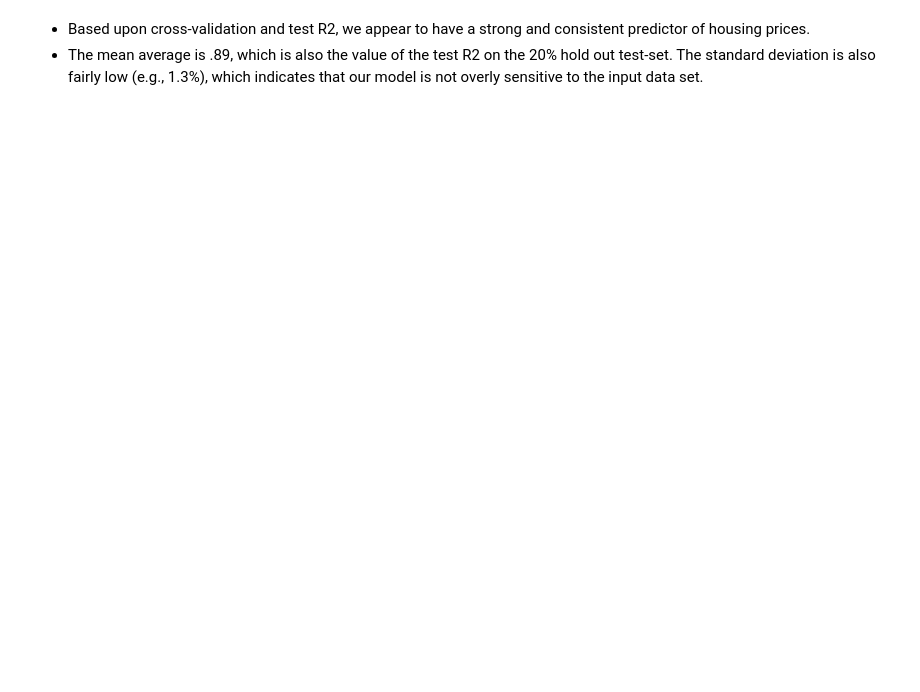
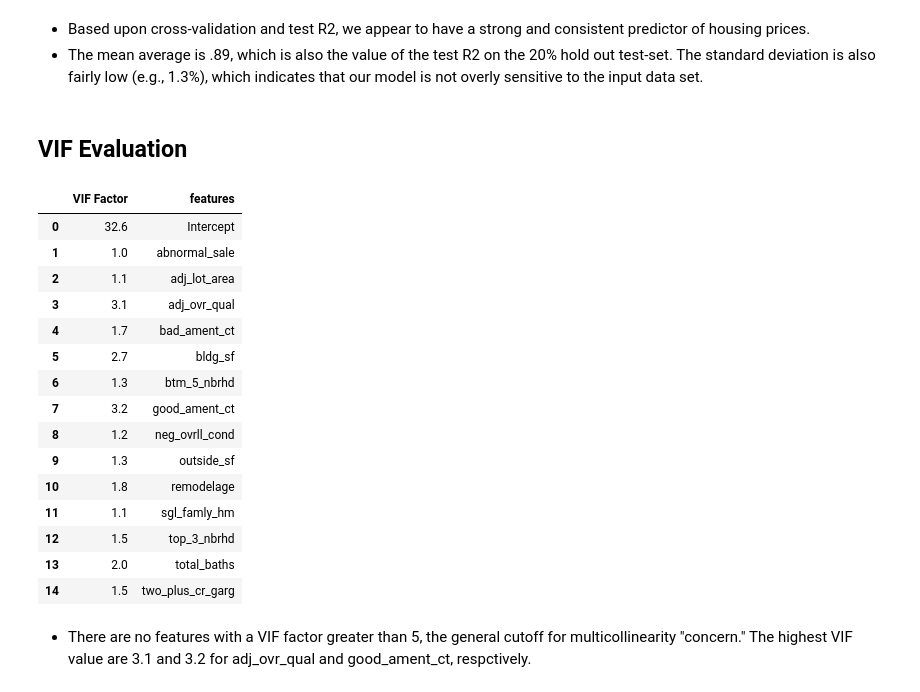
Before and after one commit to tlk27/nycdsa_housing_ml_project, a Jupyter notebook: code/linear_model.ipynb, the cells around one changed output. Cells and saved outputs as stored; diff of their text form; code cells hidden in the pictures; blank space fills up the shorter version.

```diff
--- a/code/linear_model.ipynb
+++ b/code/linear_model.ipynb
@@ -244,3 +265,39 @@ Standard Deviation: 0.01300098581059907
 # %% [markdown]
 - Based upon cross-validation and test R2, we appear to have a strong and consistent predictor of housing prices.
 - The mean average is .89, which is also the value of the test R2 on the 20% hold out test-set. The standard deviation is also fairly low (e.g., 1.3%), which indicates that our model is not overly sensitive to the input data set.
+# %% [markdown]
+## VIF Evaluation
+# %%
+from patsy import dmatrices
+from statsmodels.stats.outliers_influence import variance_inflation_factor
+
+features_vif = "+".join(X_train_log.columns)
+
+features_target = pd.concat([X_train_log, y_train_log], axis="columns")
+
+y_VIF, X_VIF = dmatrices('log_saleprice ~' + features_vif, features_target, return_type = "dataframe")
+
+vif = pd.DataFrame()
+vif["VIF Factor"] = [variance_inflation_factor(X_VIF.values, i) for i in range(X_VIF.shape[1])]
+vif["features"] = X_VIF.columns
+
+vif.round(1)
+# %% [output]
+|  | VIF Factor | features |
+| 0 | 32.6 | Intercept |
+| 1 | 1.0 | abnormal_sale |
+| 2 | 1.1 | adj_lot_area |
+| 3 | 3.1 | adj_ovr_qual |
+| 4 | 1.7 | bad_ament_ct |
+| 5 | 2.7 | bldg_sf |
+| 6 | 1.3 | btm_5_nbrhd |
+| 7 | 3.2 | good_ament_ct |
+| 8 | 1.2 | neg_ovrll_cond |
+| 9 | 1.3 | outside_sf |
+| 10 | 1.8 | remodelage |
+| 11 | 1.1 | sgl_famly_hm |
+| 12 | 1.5 | top_3_nbrhd |
+| 13 | 2.0 | total_baths |
+| 14 | 1.5 | two_plus_cr_garg |
+# %% [markdown]
+- There are no features with a VIF factor greater than 5, the general cutoff for multicollinearity "concern." The highest VIF value are 3.1 and 3.2 for adj_ovr_qual and good_ament_ct, respctively.
```
Also changed, not shown: parts of 12 cells of this notebook, 1 other file.
